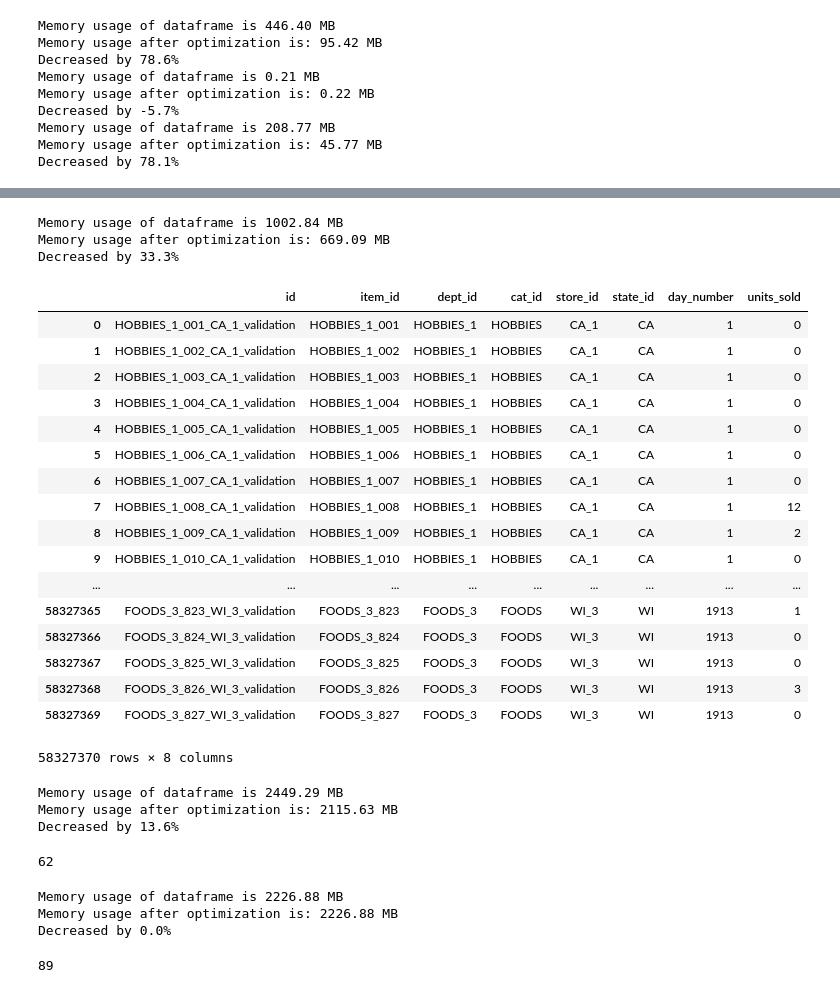
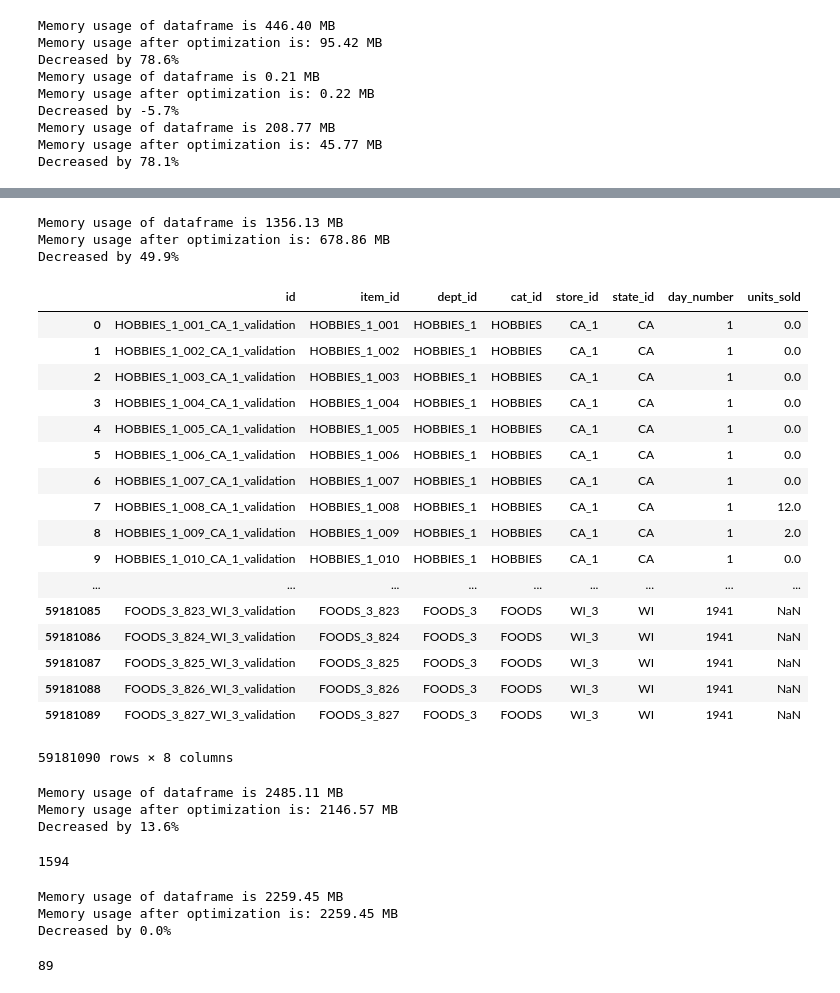
Before and after one commit to atabas/M5-Forecasting-Accuracy, a Jupyter notebook: 2-FeatureEngineering.ipynb, the cells around one changed output, grey strips where cells are left out. Drawn from its saved outputs; the diff is of its cells as text; code cells hidden in the pictures.

```diff
--- a/2-FeatureEngineering.ipynb
+++ b/2-FeatureEngineering.ipynb
@@ -70,3 +70,7 @@ Decreased by -5.7%
 Memory usage of dataframe is 208.77 MB
 Memory usage after optimization is: 45.77 MB
 Decreased by 78.1%
+# %%
+# doing this to generate test data for 28 days (d_1914 to d_1941)
+for i in range(1914, 1942):
+    sales_train_validation_data['d_'+str(i)] = np.nan
@@ -73,36 +87,38 @@ Decreased by 78.1%
 # %%
 d_colnames = []
-for i in range(1, 1914):
+# 1914 + 28 days for test
+for i in range(1, 1942):
     d_colnames.append('d_'+str(i))
+
 sales_train_validation_data_new = pd.melt(sales_train_validation_data, \
         id_vars=['id', 'item_id', 'dept_id', 'cat_id', 'store_id', 'state_id'],
         value_vars=d_colnames, var_name='day_number', value_name='units_sold')
 sales_train_validation_data_new['day_number'] = \
     sales_train_validation_data_new['day_number'].apply(lambda x: int(x[2:]))
 sales_train_validation_data_new = reduce_mem_usage(sales_train_validation_data_new)
 sales_train_validation_data_new
 # %% [output]
-Memory usage of dataframe is 1002.84 MB
-Memory usage after optimization is: 669.09 MB
-Decreased by 33.3%
+Memory usage of dataframe is 1356.13 MB
+Memory usage after optimization is: 678.86 MB
+Decreased by 49.9%
 |  | id | item_id | dept_id | cat_id | store_id | state_id | day_number | units_sold |
-| 0 | HOBBIES_1_001_CA_1_validation | HOBBIES_1_001 | HOBBIES_1 | HOBBIES | CA_1 | CA | 1 | 0 |
-| 1 | HOBBIES_1_002_CA_1_validation | HOBBIES_1_002 | HOBBIES_1 | HOBBIES | CA_1 | CA | 1 | 0 |
-| 2 | HOBBIES_1_003_CA_1_validation | HOBBIES_1_003 | HOBBIES_1 | HOBBIES | CA_1 | CA | 1 | 0 |
-| 3 | HOBBIES_1_004_CA_1_validation | HOBBIES_1_004 | HOBBIES_1 | HOBBIES | CA_1 | CA | 1 | 0 |
-| 4 | HOBBIES_1_005_CA_1_validation | HOBBIES_1_005 | HOBBIES_1 | HOBBIES | CA_1 | CA | 1 | 0 |
-| 5 | HOBBIES_1_006_CA_1_validation | HOBBIES_1_006 | HOBBIES_1 | HOBBIES | CA_1 | CA | 1 | 0 |
-| 6 | HOBBIES_1_007_CA_1_validation | HOBBIES_1_007 | HOBBIES_1 | HOBBIES | CA_1 | CA | 1 | 0 |
-| 7 | HOBBIES_1_008_CA_1_validation | HOBBIES_1_008 | HOBBIES_1 | HOBBIES | CA_1 | CA | 1 | 12 |
-| 8 | HOBBIES_1_009_CA_1_validation | HOBBIES_1_009 | HOBBIES_1 | HOBBIES | CA_1 | CA | 1 | 2 |
-| 9 | HOBBIES_1_010_CA_1_validation | HOBBIES_1_010 | HOBBIES_1 | HOBBIES | CA_1 | CA | 1 | 0 |
+| 0 | HOBBIES_1_001_CA_1_validation | HOBBIES_1_001 | HOBBIES_1 | HOBBIES | CA_1 | CA | 1 | 0.0 |
+| 1 | HOBBIES_1_002_CA_1_validation | HOBBIES_1_002 | HOBBIES_1 | HOBBIES | CA_1 | CA | 1 | 0.0 |
+| 2 | HOBBIES_1_003_CA_1_validation | HOBBIES_1_003 | HOBBIES_1 | HOBBIES | CA_1 | CA | 1 | 0.0 |
+| 3 | HOBBIES_1_004_CA_1_validation | HOBBIES_1_004 | HOBBIES_1 | HOBBIES | CA_1 | CA | 1 | 0.0 |
+| 4 | HOBBIES_1_005_CA_1_validation | HOBBIES_1_005 | HOBBIES_1 | HOBBIES | CA_1 | CA | 1 | 0.0 |
+| 5 | HOBBIES_1_006_CA_1_validation | HOBBIES_1_006 | HOBBIES_1 | HOBBIES | CA_1 | CA | 1 | 0.0 |
+| 6 | HOBBIES_1_007_CA_1_validation | HOBBIES_1_007 | HOBBIES_1 | HOBBIES | CA_1 | CA | 1 | 0.0 |
+| 7 | HOBBIES_1_008_CA_1_validation | HOBBIES_1_008 | HOBBIES_1 | HOBBIES | CA_1 | CA | 1 | 12.0 |
+| 8 | HOBBIES_1_009_CA_1_validation | HOBBIES_1_009 | HOBBIES_1 | HOBBIES | CA_1 | CA | 1 | 2.0 |
+| 9 | HOBBIES_1_010_CA_1_validation | HOBBIES_1_010 | HOBBIES_1 | HOBBIES | CA_1 | CA | 1 | 0.0 |
 | ... | ... | ... | ... | ... | ... | ... | ... | ... |
-| 58327365 | FOODS_3_823_WI_3_validation | FOODS_3_823 | FOODS_3 | FOODS | WI_3 | WI | 1913 | 1 |
-| 58327366 | FOODS_3_824_WI_3_validation | FOODS_3_824 | FOODS_3 | FOODS | WI_3 | WI | 1913 | 0 |
-| 58327367 | FOODS_3_825_WI_3_validation | FOODS_3_825 | FOODS_3 | FOODS | WI_3 | WI | 1913 | 0 |
-| 58327368 | FOODS_3_826_WI_3_validation | FOODS_3_826 | FOODS_3 | FOODS | WI_3 | WI | 1913 | 3 |
-| 58327369 | FOODS_3_827_WI_3_validation | FOODS_3_827 | FOODS_3 | FOODS | WI_3 | WI | 1913 | 0 |
+| 59181085 | FOODS_3_823_WI_3_validation | FOODS_3_823 | FOODS_3 | FOODS | WI_3 | WI | 1941 | NaN |
+| 59181086 | FOODS_3_824_WI_3_validation | FOODS_3_824 | FOODS_3 | FOODS | WI_3 | WI | 1941 | NaN |
+| 59181087 | FOODS_3_825_WI_3_validation | FOODS_3_825 | FOODS_3 | FOODS | WI_3 | WI | 1941 | NaN |
+| 59181088 | FOODS_3_826_WI_3_validation | FOODS_3_826 | FOODS_3 | FOODS | WI_3 | WI | 1941 | NaN |
+| 59181089 | FOODS_3_827_WI_3_validation | FOODS_3_827 | FOODS_3 | FOODS | WI_3 | WI | 1941 | NaN |
-58327370 rows × 8 columns
+59181090 rows × 8 columns
 # %%
 calendar_data['d'] = \
     calendar_data['d'].apply(lambda x: int(x[2:]))
@@ -113,10 +129,10 @@ del sales_train_validation_data
 del sales_train_validation_data_new
 gc.collect() # Garbage collector
 # %% [output]
-Memory usage of dataframe is 2449.29 MB
-Memory usage after optimization is: 2115.63 MB
+Memory usage of dataframe is 2485.11 MB
+Memory usage after optimization is: 2146.57 MB
 Decreased by 13.6%
-62
+1594
 # %%
 df = merged_df.merge(
     prices_data, left_on=['store_id', 'item_id', 'wm_yr_wk'],
@@ -124,8 +140,8 @@ df = merged_df.merge(
     how='left')
 df = reduce_mem_usage(df)
 # %% [output]
-Memory usage of dataframe is 2226.88 MB
-Memory usage after optimization is: 2226.88 MB
+Memory usage of dataframe is 2259.45 MB
+Memory usage after optimization is: 2259.45 MB
 Decreased by 0.0%
 # %%
 del merged_df
```
Also changed, not shown: parts of 35 cells of this notebook.
